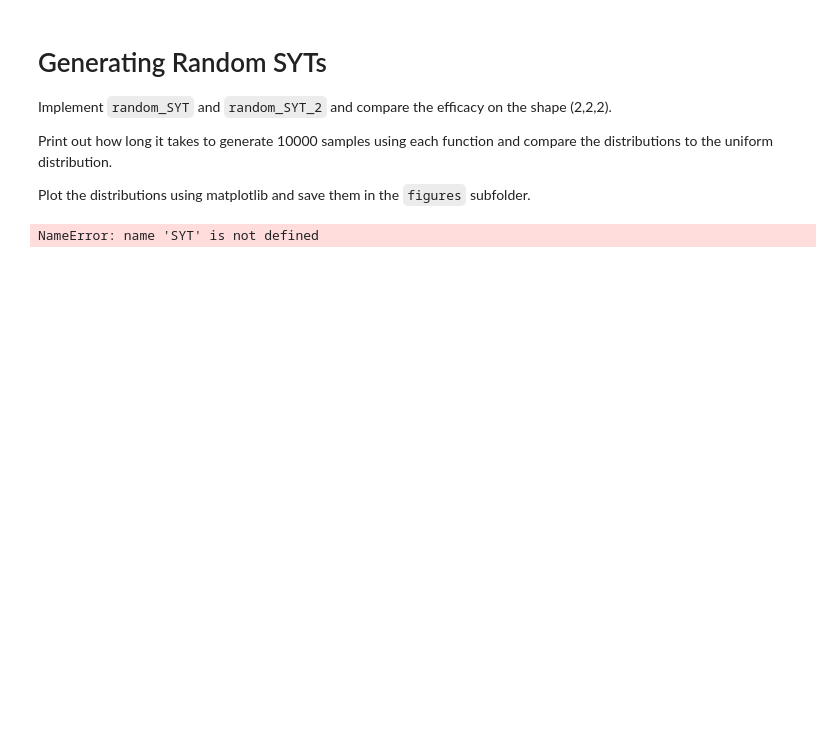
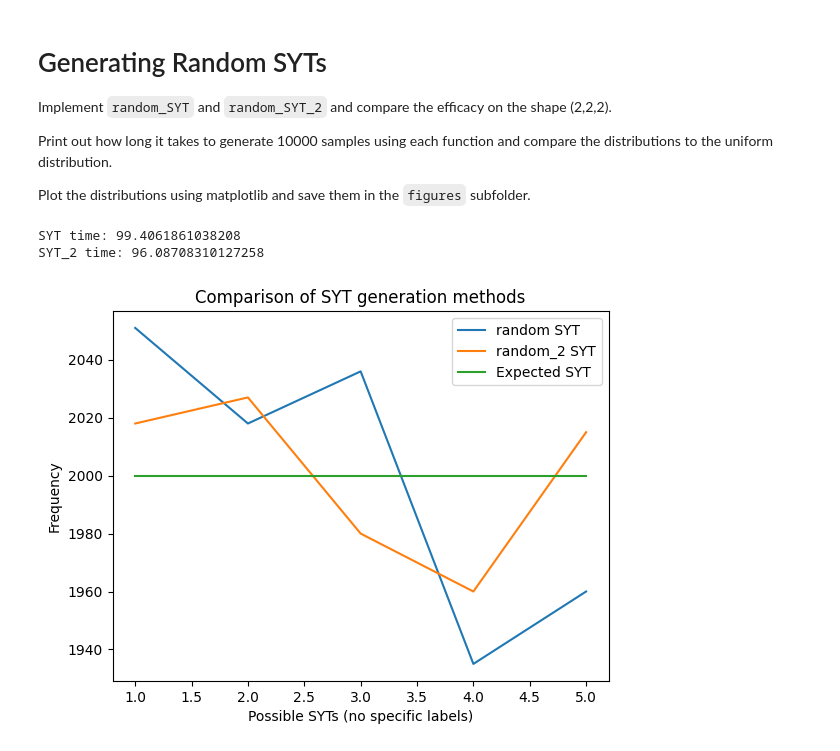
Before and after one commit to brightperson/Math-480, a Jupyter notebook: 6_20_2024_SYT/main.ipynb, the cells around one changed output. Saved outputs shown, nothing was run; the diff lists cells and outputs as text; code cells hidden in the pictures; blank space fills up the shorter version.

```diff
--- a/6_20_2024_SYT/main.ipynb
+++ b/6_20_2024_SYT/main.ipynb
@@ -51,35 +53,38 @@ Plot the distributions using matplotlib and save them in the `figures` subfolder
 # %%
 shape = (2,2,2)
 import time
 import os
 
 
 distribution = {syt: 0 for syt in SYT.SYTs(shape)}
 
 
 start_time_SYT = time.time()
-for i in range(100):
-  new_syt = SYT.random_SYT(shape)
-  distribution[new_syt] += 1
+for i in range(10000):
+  distribution[SYT.random_SYT(shape)] += 1
 end_time_SYT = time.time()
 print(f"SYT time: {end_time_SYT - start_time_SYT}")
-x=range(1,len(distribution))
-y=distribution.values()
-plt(range(1,len(distribution)), distribution.values(), label="random SYT")
+plt.plot(range(1,len(distribution)+1), distribution.values(), label="random SYT")
 
 distribution = {syt: 0 for syt in SYT.SYTs(shape)}
 start_time_SYT_2 = time.time()
-for i in range(100):
+for i in range(10000):
   distribution[SYT.random_SYT(shape)] += 1
 end_time_SYT_2 = time.time()
 print(f"SYT_2 time: {end_time_SYT_2 - start_time_SYT_2}")
 expected_distribution = {str(syt): 10000 / len(distribution) for syt in distribution}
-plt(range(1,len(distribution)), distribution.values(), label="random_2 SYT")
+plt.plot(range(1,len(distribution)+1), distribution.values(), label="random_2 SYT")
 
-plt(range(1,len(distribution)), expected_distribution.values(), label="Expected SYT")
+plt.plot(range(1,len(distribution)+1), expected_distribution.values(), label="Expected SYT")
 if not os.path.exists('figures'):
     os.makedirs('figures')
+plt.xlabel("Possible SYTs (no specific labels)")
+plt.ylabel("Frequency")
+plt.legend()
+plt.title("Comparison of SYT generation methods")
 plt.savefig('figures/distributions_comparison.png')
 plt.show()
 # %% [output]
-NameError: name 'SYT' is not defined
+SYT time: 99.4061861038208
+SYT_2 time: 96.08708310127258
+[figure, added]
```
Also changed, not shown: parts of 1 cell of this notebook.
